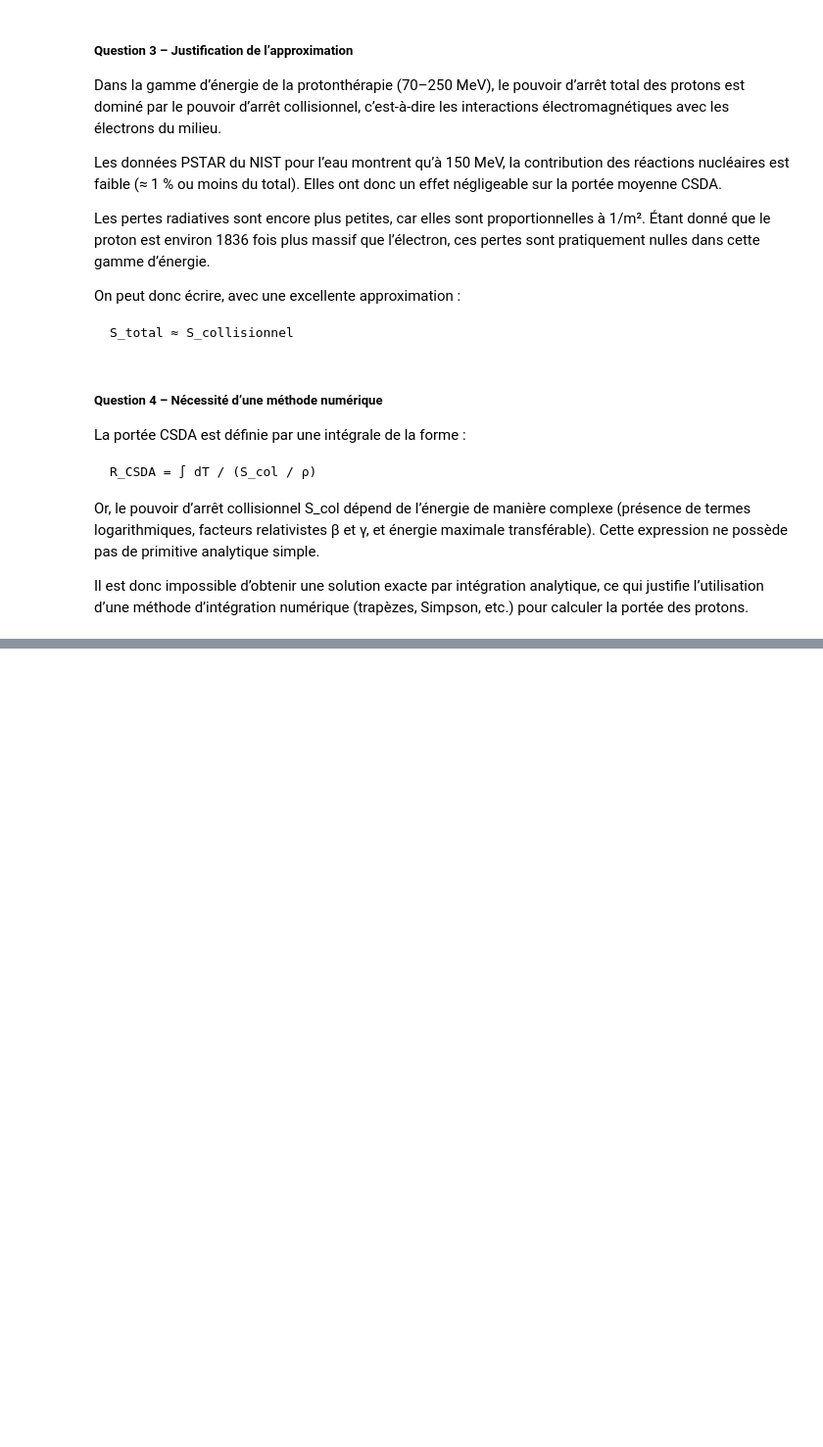
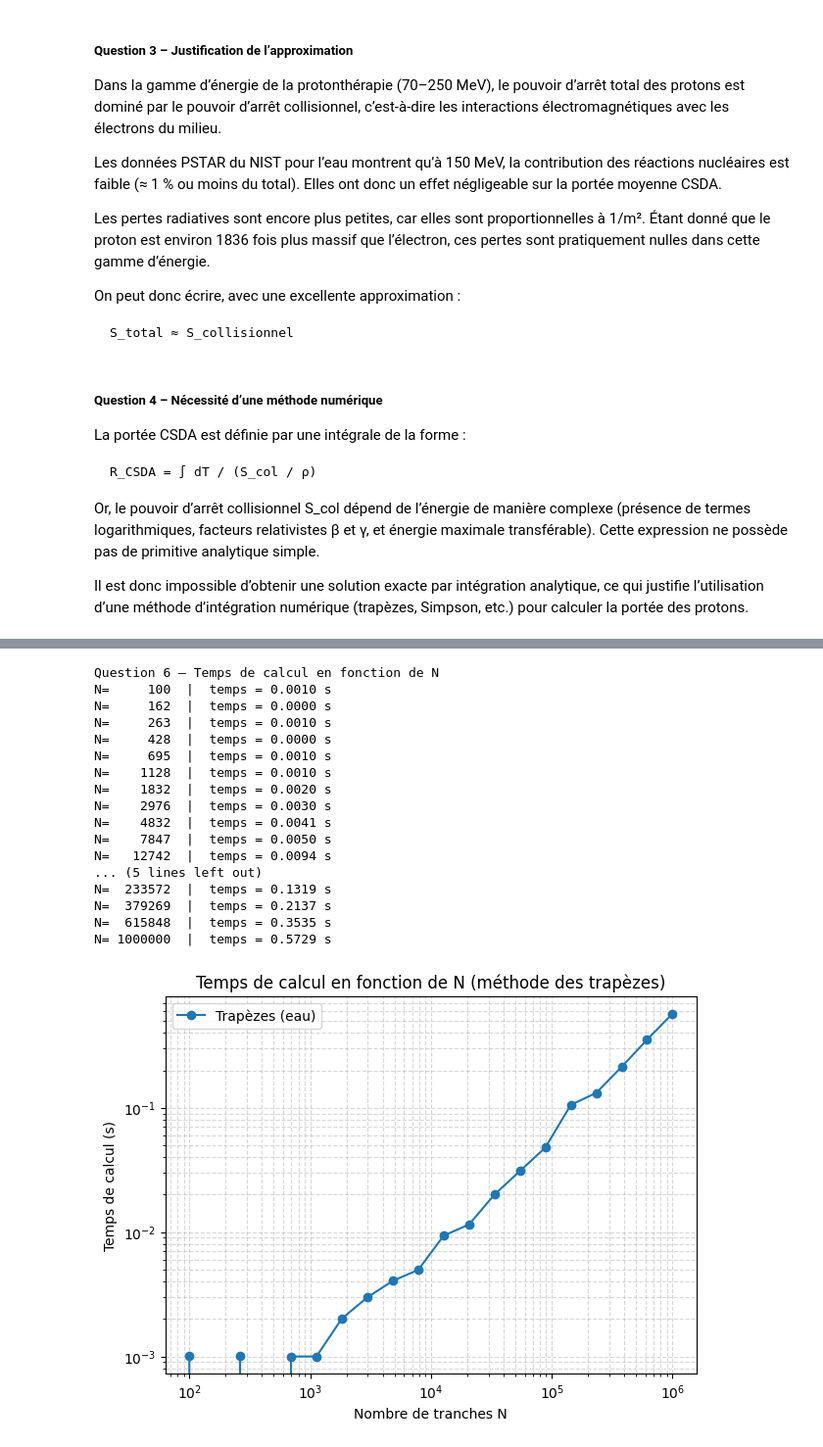
Before and after one commit to Jeremie-Beaupre/TP1_Phyznum, a Jupyter notebook: TP1.ipynb, the cells around one changed output, grey strips where cells are left out. Shown at 98% size. Drawn from its saved outputs; the diff is of its cells as text; code cells hidden in the pictures; blank space fills up the shorter version.

Commit message:
Question 6, CPU AlienWare

```diff
--- a/TP1.ipynb
+++ b/TP1.ipynb
@@ -266,0 +267,45 @@ Il est possible de comfirmer que la méthode de simpson converge plus vite que c
+# %%
+print("\nQuestion 6 – Temps de calcul en fonction de N")
+
+import time
+
+# Valeurs de N (logarithmiques, comme suggéré)
+N_values = np.unique(np.logspace(2, 6, 20, dtype=int))  # de 1e2 à 1e6
+
+times_trap = []
+
+for N in N_values:
+    t0 = time.time()
+    R = trapeze(E_proton_J, integrand_water, N=N) # Choix méthode trapèze pour mieux voir la courbe de temps de calcul
+    t1 = time.time()
+    times_trap.append(t1 - t0)
+    print(f"N={N:8d}  |  temps = {times_trap[-1]:.4f} s")
+
+# Graphique
+plt.figure(figsize=(7,5))
+plt.loglog(N_values, times_trap, 'o-', label="Trapèzes (eau)")
+plt.xlabel("Nombre de tranches N")
+plt.ylabel("Temps de calcul (s)")
+plt.title("Temps de calcul en fonction de N (méthode des trapèzes)")
+plt.grid(True, which="both", ls="--", alpha=0.5)
+plt.legend()
+plt.show()
+# %% [output]
+Question 6 – Temps de calcul en fonction de N
+N=     100  |  temps = 0.0010 s
+N=     162  |  temps = 0.0000 s
+N=     263  |  temps = 0.0010 s
+N=     428  |  temps = 0.0000 s
+N=     695  |  temps = 0.0010 s
+N=    1128  |  temps = 0.0010 s
+N=    1832  |  temps = 0.0020 s
+N=    2976  |  temps = 0.0030 s
+N=    4832  |  temps = 0.0041 s
+N=    7847  |  temps = 0.0050 s
+N=   12742  |  temps = 0.0094 s
+... (5 lines left out)
+N=  233572  |  temps = 0.1319 s
+N=  379269  |  temps = 0.2137 s
+N=  615848  |  temps = 0.3535 s
+N= 1000000  |  temps = 0.5729 s
+[figure, added]
```
Also changed, not shown: parts of 2 cells of this notebook.
